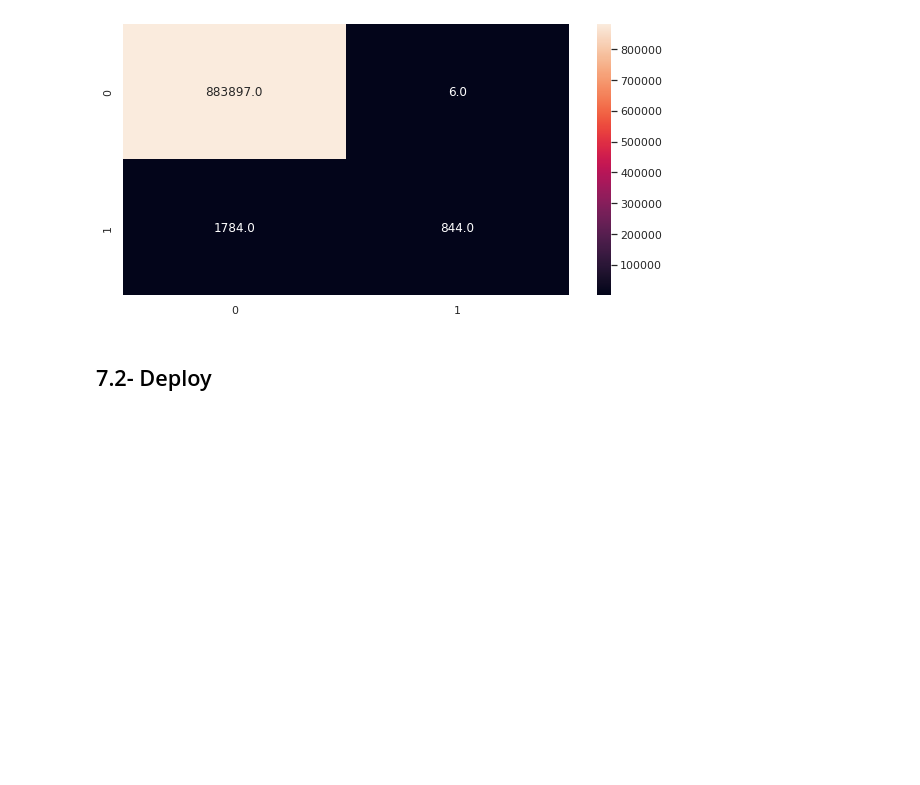
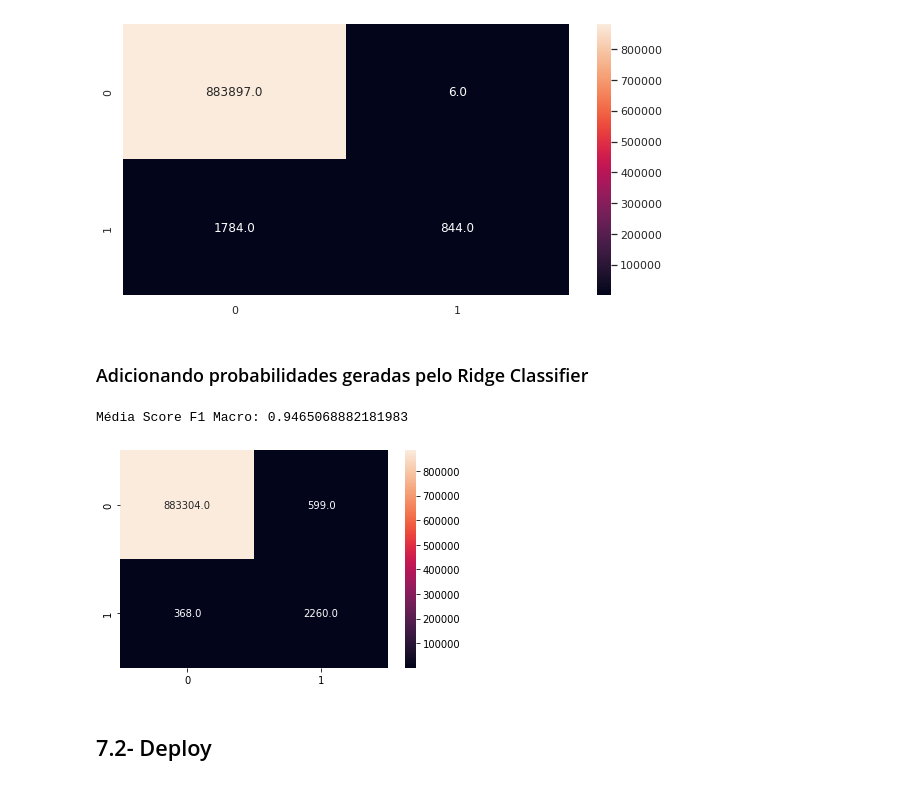
Before and after one commit to rsantosluan/fraud_detect, a Jupyter notebook: Jnotebooks/ML-C2.ipynb, the cells around one changed output. Cells and saved outputs as stored; diff of their text form; code cells hidden in the pictures; blank space fills up the shorter version.

```diff
--- a/Jnotebooks/ML-C2.ipynb
+++ b/Jnotebooks/ML-C2.ipynb
@@ -456,3 +452,5 @@ sns.heatmap(
 # %% [output]
 Média Score F1 Macro: 0.8847641085161143
 [figure]
+# %% [markdown]
+### Adicionando probabilidades geradas pelo Ridge Classifier
@@ -459,3 +472,14 @@ Média Score F1 Macro: 0.8847641085161143
+# %%
+scores, cf_matrix = teste_modelo( xte_proba, yte, model )
+
+print( f'Média Score F1 Macro: {scores.mean()}' )
+
+sns.heatmap(
+    cf_matrix, annot = True, fmt = '.1f'
+);
+# %% [output]
+Média Score F1 Macro: 0.9465068882181983
+[figure, added]
 # %% [markdown]
 ## 7.2- Deploy
 # %%
```
Also changed, not shown: parts of 21 cells of this notebook.
